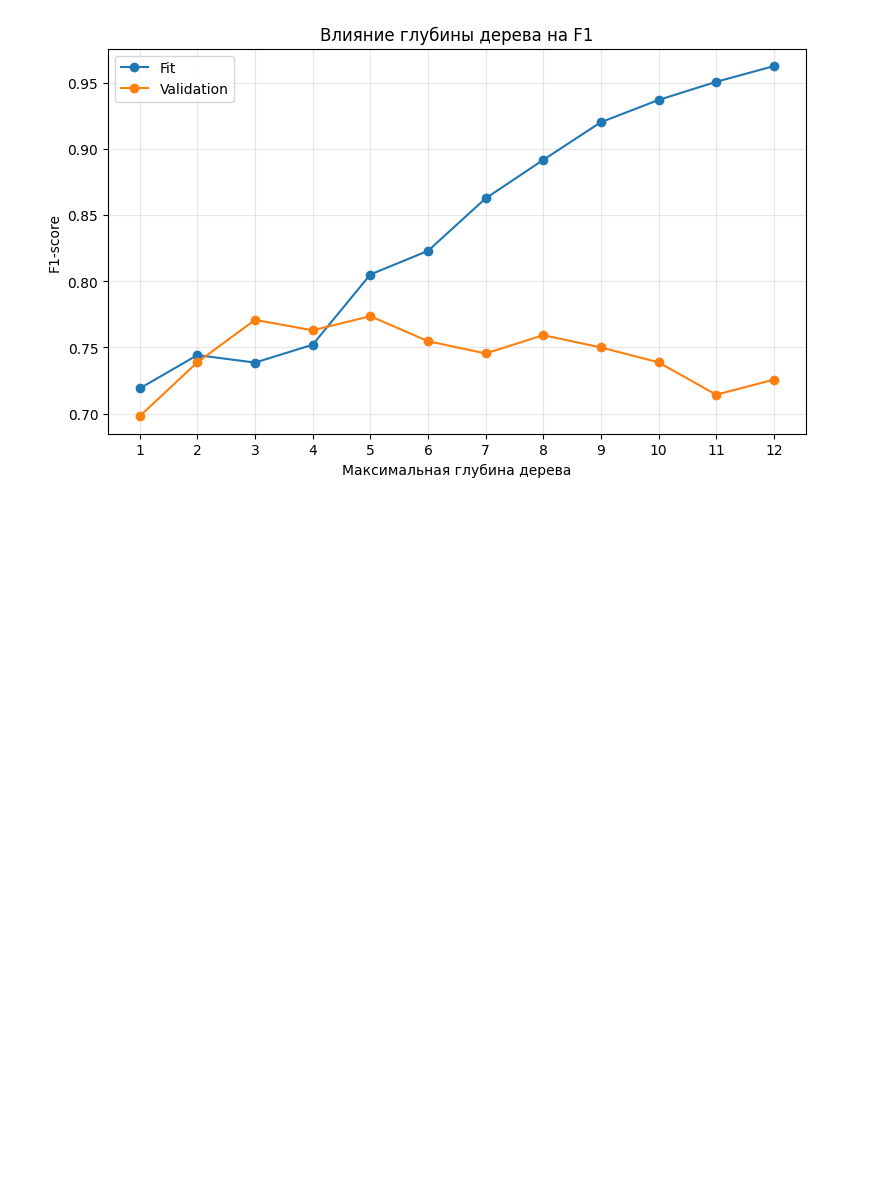
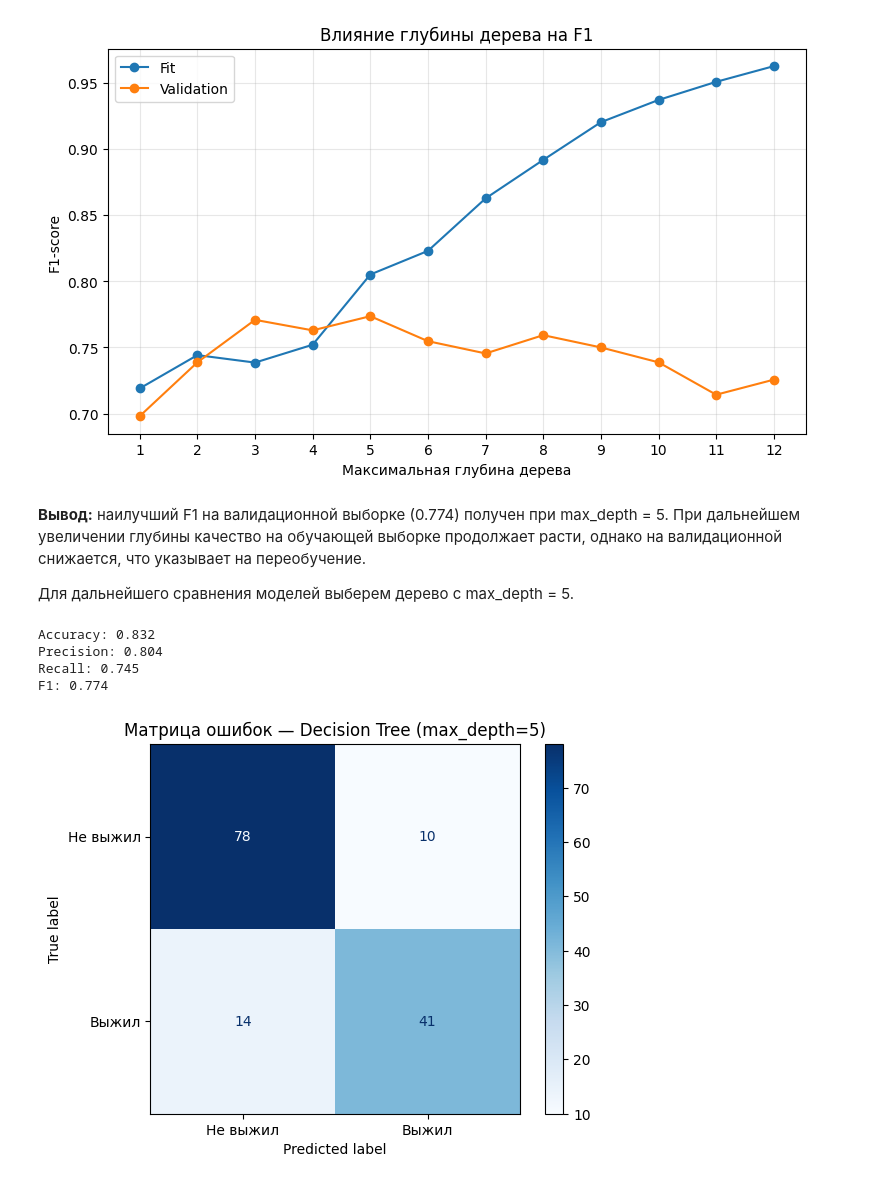
Before and after one commit to stdt106/ml_course_mai, a Jupyter notebook: lab02/lab02.ipynb, the cells around one changed output. Drawn from its saved outputs; the diff is of its cells as text; code cells hidden in the pictures; blank space fills up the shorter version.

```diff
--- a/lab02/lab02.ipynb
+++ b/lab02/lab02.ipynb
@@ -352,3 +352,39 @@ plt.show()
 | 10 | 11 | 0.951 | 0.714 |
 | 11 | 12 | 0.962 | 0.726 |
 [figure]
+# %% [markdown]
+
+**Вывод:** наилучший F1 на валидационной выборке (0.774) получен при max_depth = 5. При дальнейшем увеличении глубины качество на обучающей выборке продолжает расти, однако на валидационной снижается, что указывает на переобучение.
+
+Для дальнейшего сравнения моделей выберем дерево с max_depth = 5.
+# %%
+best_tree = DecisionTreeClassifier(
+    max_depth=5,
+    random_state=42
+)
+
+best_tree.fit(X_fit_processed, y_fit)
+
+y_pred_tree = best_tree.predict(X_val_processed)
+
+print("Accuracy:", round(accuracy_score(y_val, y_pred_tree), 3))
+print("Precision:", round(precision_score(y_val, y_pred_tree), 3))
+print("Recall:", round(recall_score(y_val, y_pred_tree), 3))
+print("F1:", round(f1_score(y_val, y_pred_tree), 3))
+
+ConfusionMatrixDisplay.from_predictions(
+    y_val,
+    y_pred_tree,
+    labels=[0, 1],
+    display_labels=["Не выжил", "Выжил"],
+    cmap="Blues"
+)
+
+plt.title("Матрица ошибок — Decision Tree (max_depth=5)")
+plt.show()
+# %% [output]
+Accuracy: 0.832
+Precision: 0.804
+Recall: 0.745
+F1: 0.774
+[figure, added]
```
